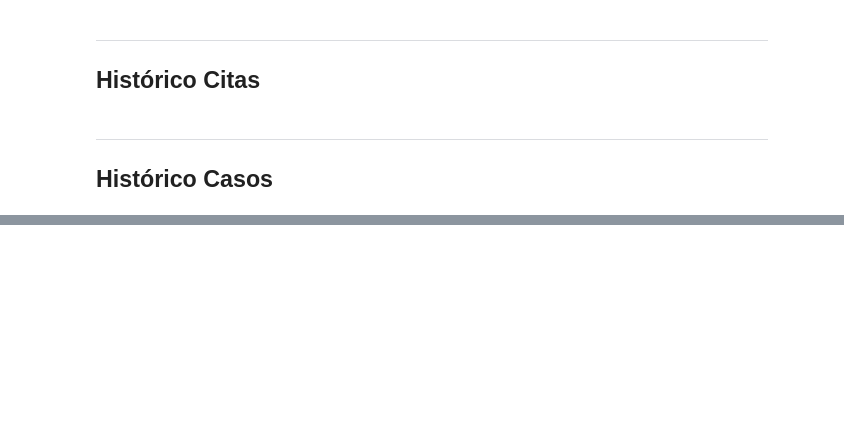
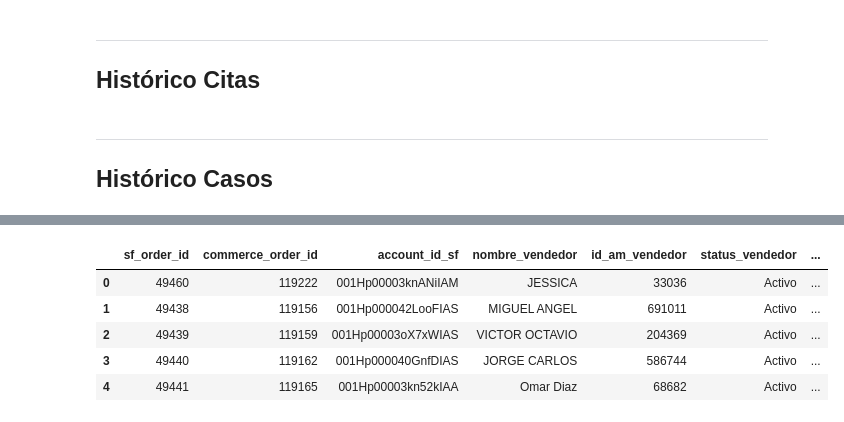
Before and after one commit to rene-aum/Atlas, a Jupyter notebook: CasosDeUso/CasosErick/validaciones/aws_validaciones_strict_dl_drive.ipynb, the cells around one changed output, grey strips where cells are left out. Cells and saved outputs as stored; diff of their text form; code cells hidden in the pictures; blank space fills up the shorter version.

```diff
--- a/CasosDeUso/CasosErick/validaciones/aws_validaciones_strict_dl_drive.ipynb
+++ b/CasosDeUso/CasosErick/validaciones/aws_validaciones_strict_dl_drive.ipynb
@@ -314,0 +387,9 @@ auditar_dataset_estricto(
+# %%
+proc_drive_pedidos.head()
+# %% [output]
+|  | sf_order_id | commerce_order_id | account_id_sf | nombre_vendedor | id_am_vendedor | status_vendedor | ... |
+| 0 | 49460 | 119222 | 001Hp00003knANiIAM | JESSICA | 33036 | Activo | ... |
+| 1 | 49438 | 119156 | 001Hp000042LooFIAS | MIGUEL ANGEL | 691011 | Activo | ... |
+| 2 | 49439 | 119159 | 001Hp00003oX7xWIAS | VICTOR OCTAVIO | 204369 | Activo | ... |
+| 3 | 49440 | 119162 | 001Hp000040GnfDIAS | JORGE CARLOS | 586744 | Activo | ... |
+| 4 | 49441 | 119165 | 001Hp00003kn52kIAA | Omar Diaz | 68682 | Activo | ... |
```
Also changed, not shown: parts of 11 cells of this notebook.
